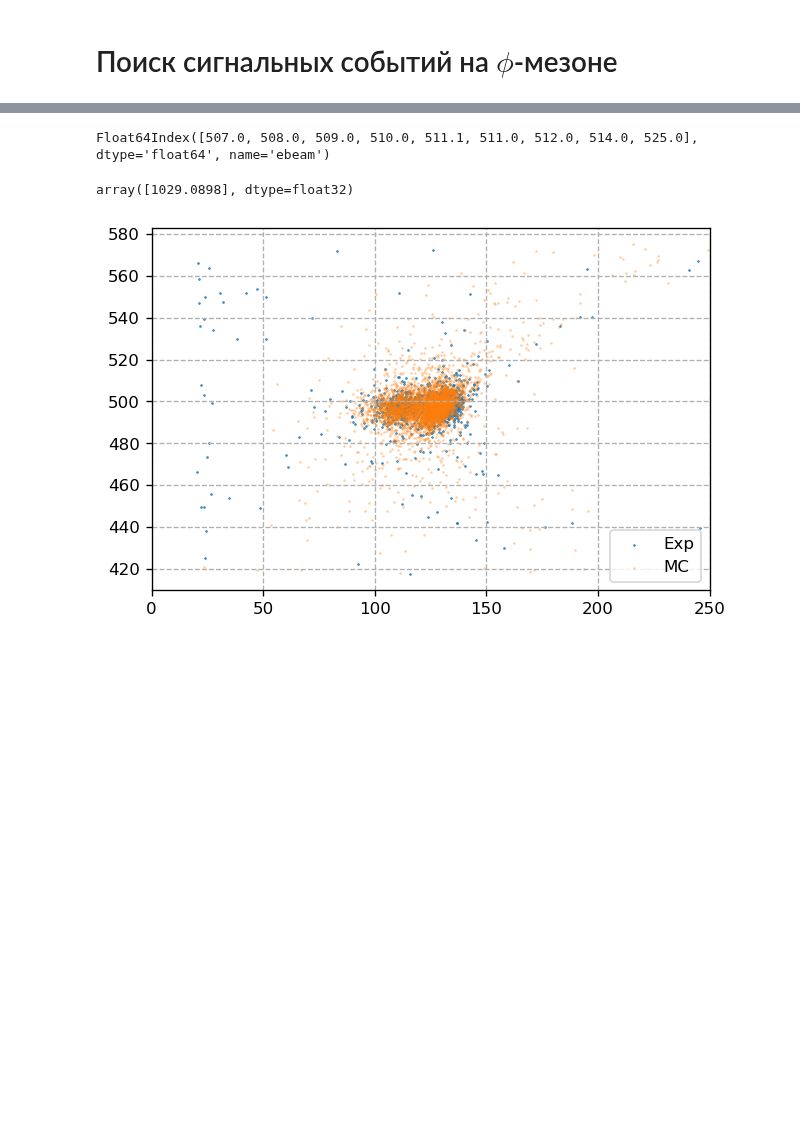
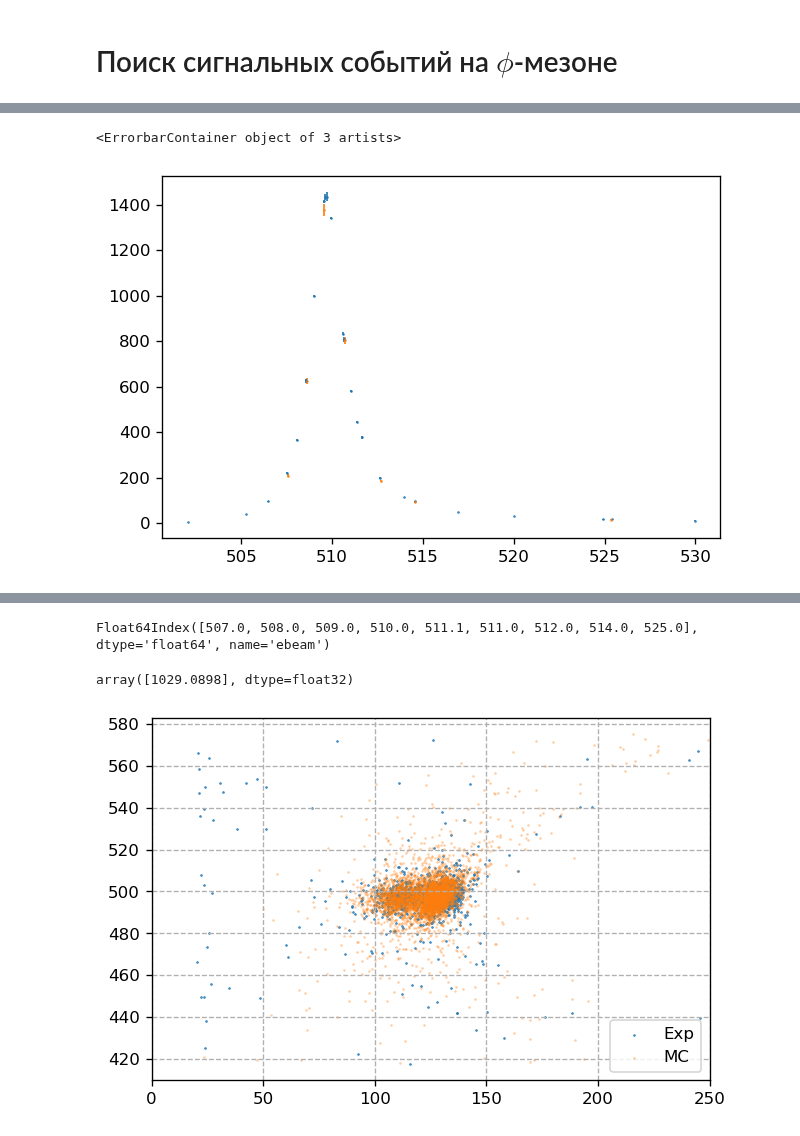
Before and after one commit to nikita-p/kskl20, a Jupyter notebook: notebooks/02. Signal Events.ipynb, the cells around one changed output, grey strips where cells are left out. Cells and saved outputs as stored; diff of their text form; code cells hidden in the pictures; blank space fills up the shorter version.

```diff
--- a/notebooks/02. Signal Events.ipynb
+++ b/notebooks/02. Signal Events.ipynb
@@ -67,3 +80,11 @@ df_signal
+# %%
+df_koz = pd.read_csv('../data/other/kskl_kozyrev.txt').rename({'E': 'emeas', 'cs': 'cs_born', 'cs_err': 'cs_born_err'}, axis=1)
+df_koz['emeas'] /= 2
+plt.errorbar(df_koz.emeas, df_koz.cs_born, df_koz.cs_born_err, fmt='.', ms=1, lw=1)
+plt.errorbar(df_signal.emeas/2, df_signal.cs, df_signal.cs_err, fmt='.', ms=1, lw=1)
+# %% [output]
+<ErrorbarContainer object of 3 artists>
+[figure, added]
 # %%
 # plt.errorbar(df_koz.emeas, df_koz.cs_born, df_koz.cs_born_err, fmt='.', ms=1)
 plt.errorbar(df_signal.emeas*1e-3, df_signal.cs - df_signal.cs0, np.sqrt(df_signal.cs_err**2 + df_signal.cs0_err**2), fmt='.')
```
Also changed, not shown: parts of 8 cells of this notebook, 38 other files.
